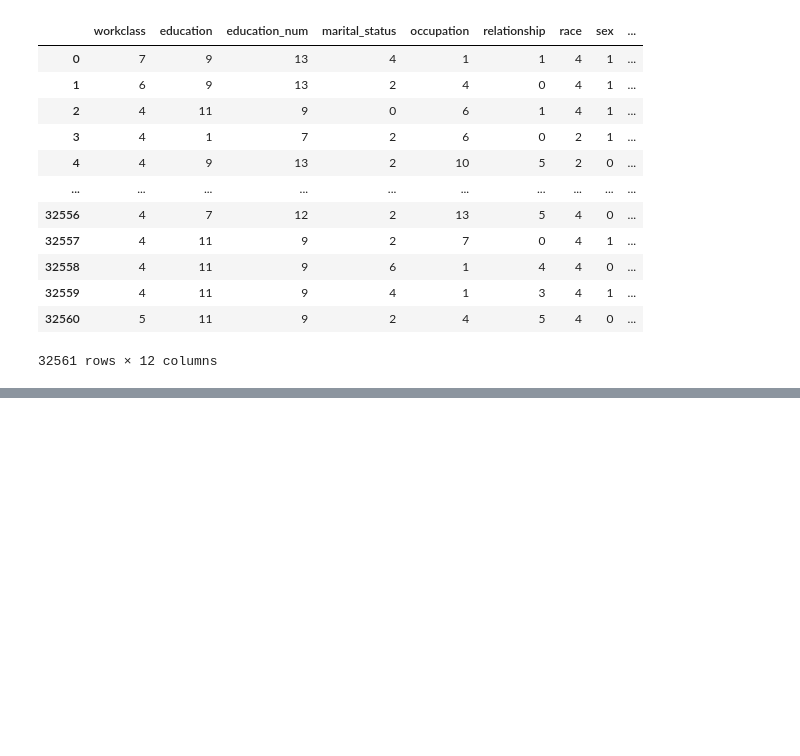
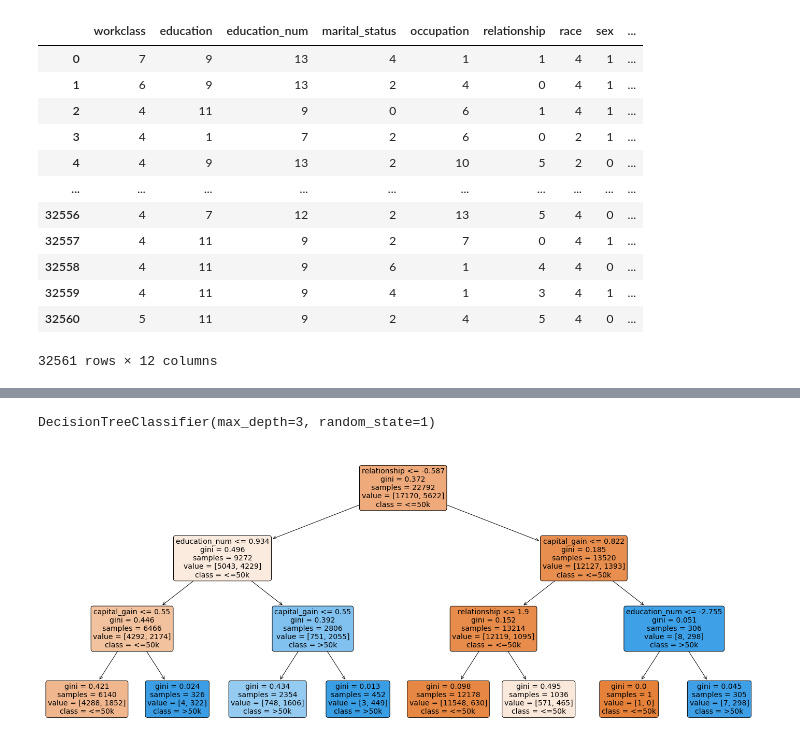
Before and after one commit to drainganggtb/FinalProject, a Jupyter notebook: Simple_Linear_Regression-Classification.ipynb, the cells around one changed output, grey strips where cells are left out. Cells and saved outputs as stored; diff of their text form; code cells hidden in the pictures; blank space fills up the shorter version.

```diff
--- a/Simple_Linear_Regression-Classification.ipynb
+++ b/Simple_Linear_Regression-Classification.ipynb
@@ -1112 +1117,5 @@ Upon training of the models, we will have the decision tree and random forest ac
 </font>
+# %%
+X_train_bopt, X_test_bopt, y_train_bopt, y_test_bopt = train_test_split(X, y,
+                                                                        test_size = 0.3,
+                                                                        random_state = 1)
@@ -1112,0 +1143,9 @@ Upon training of the models, we will have the decision tree and random forest ac
+# %%
+from sklearn import preprocessing
+
+# Perform pre-processing to scale numeric features
+scale = preprocessing.StandardScaler()
+X_train_bopt = scale.fit_transform(X_train_bopt)
+
+# Test features are scaled using the scaler computed for the training features
+X_test_bopt = scale.transform(X_test_bopt)
@@ -1112,0 +1170,8 @@ Upon training of the models, we will have the decision tree and random forest ac
+# %%
+from sklearn.tree import DecisionTreeClassifier
+
+# Create Decission tree classifier
+tree = DecisionTreeClassifier(random_state=1)
+
+# Fit training data and training labels to decission tree
+tree.fit(X_train_bopt,y_train_bopt)
@@ -1112,0 +1198,15 @@ Upon training of the models, we will have the decision tree and random forest ac
+# %%
+# Create and fit decision tree with maximum depth 3
+tree = DecisionTreeClassifier(max_depth=3, random_state=1)
+tree.fit(X_train_bopt, y_train_bopt)
+# %% [output]
+DecisionTreeClassifier(max_depth=3, random_state=1)
+# %%
+from sklearn.tree import plot_tree
+# Plot the decission tree
+
+plt.figure(figsize=(25,10))
+
+decission_tree_plot = plot_tree(tree,feature_names=X.columns,class_names=['<=50k','>50k'],filled=True,rounded=True,fontsize=14)
+# %% [output]
+[figure, added]
```
Also changed, not shown: parts of 57 cells of this notebook, 51 other files.
